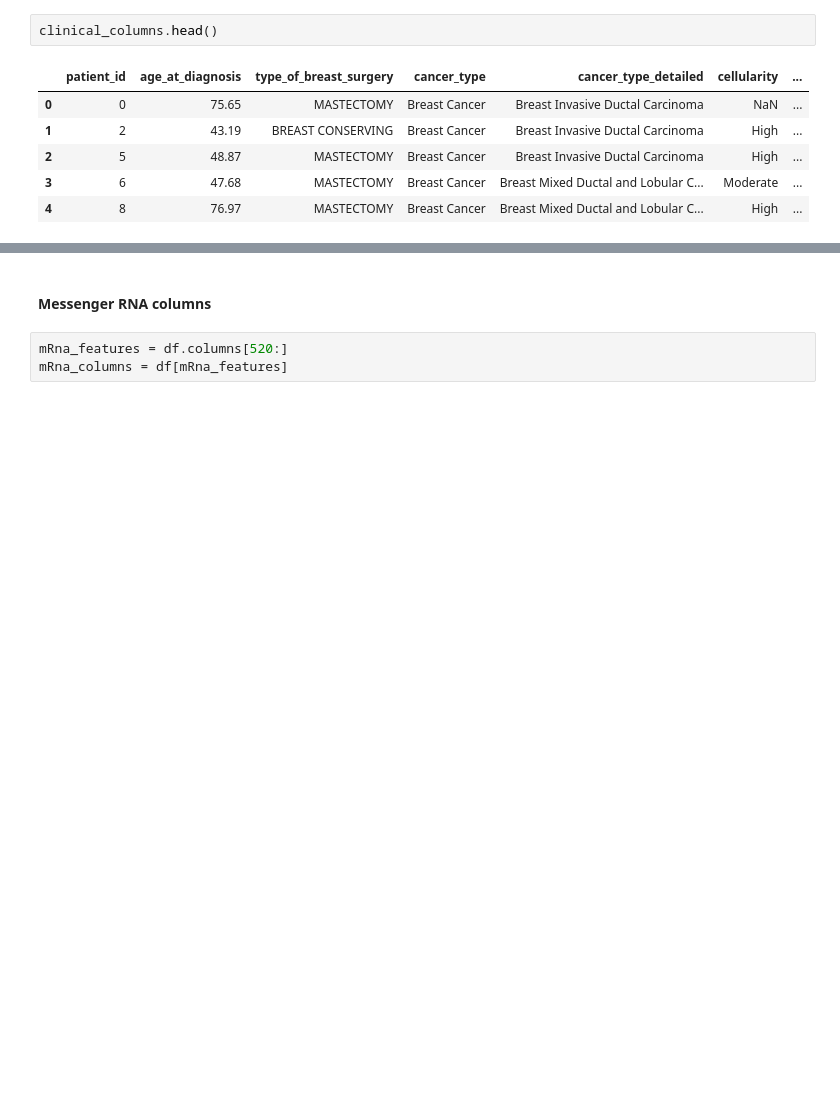
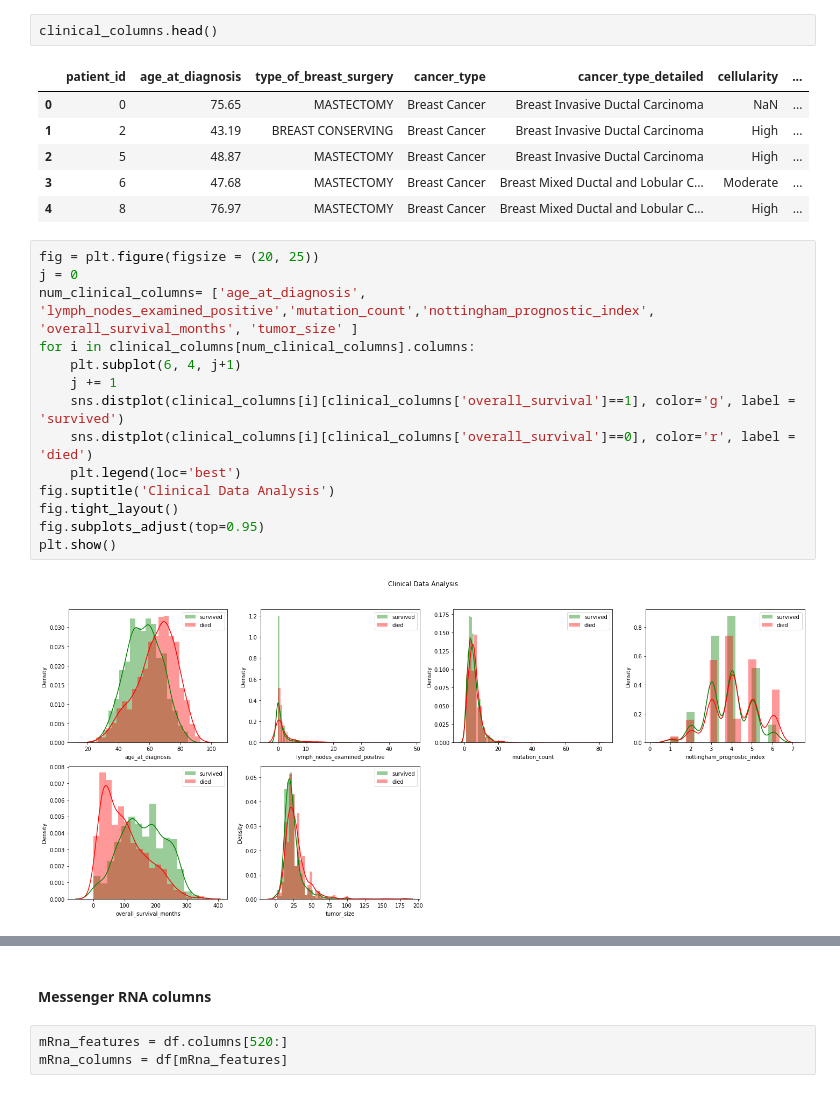
Before and after one commit to lponcec94/PolyWorks, a Jupyter notebook: semana_7/Semana_7_Autoencoder.ipynb, the cells around one changed output, grey strips where cells are left out. Saved outputs shown, nothing was run; the diff lists cells and outputs as text; blank space fills up the shorter version.

```diff
--- a/semana_7/Semana_7_Autoencoder.ipynb
+++ b/semana_7/Semana_7_Autoencoder.ipynb
@@ -227,3 +251,19 @@ clinical_columns.head()
 | 2 | 5 | 48.87 | MASTECTOMY | Breast Cancer | Breast Invasive Ductal Carcinoma | High | ... |
 | 3 | 6 | 47.68 | MASTECTOMY | Breast Cancer | Breast Mixed Ductal and Lobular C... | Moderate | ... |
 | 4 | 8 | 76.97 | MASTECTOMY | Breast Cancer | Breast Mixed Ductal and Lobular C... | High | ... |
+# %%
+fig = plt.figure(figsize = (20, 25))
+j = 0
+num_clinical_columns= ['age_at_diagnosis', 'lymph_nodes_examined_positive','mutation_count','nottingham_prognostic_index', 'overall_survival_months', 'tumor_size' ]
+for i in clinical_columns[num_clinical_columns].columns:
+    plt.subplot(6, 4, j+1)
+    j += 1
+    sns.distplot(clinical_columns[i][clinical_columns['overall_survival']==1], color='g', label = 'survived')
+    sns.distplot(clinical_columns[i][clinical_columns['overall_survival']==0], color='r', label = 'died')
+    plt.legend(loc='best')
+fig.suptitle('Clinical Data Analysis')
+fig.tight_layout()
+fig.subplots_adjust(top=0.95)
+plt.show()
+# %% [output]
+[figure, added]
```
Also changed, not shown: parts of 55 cells of this notebook.
